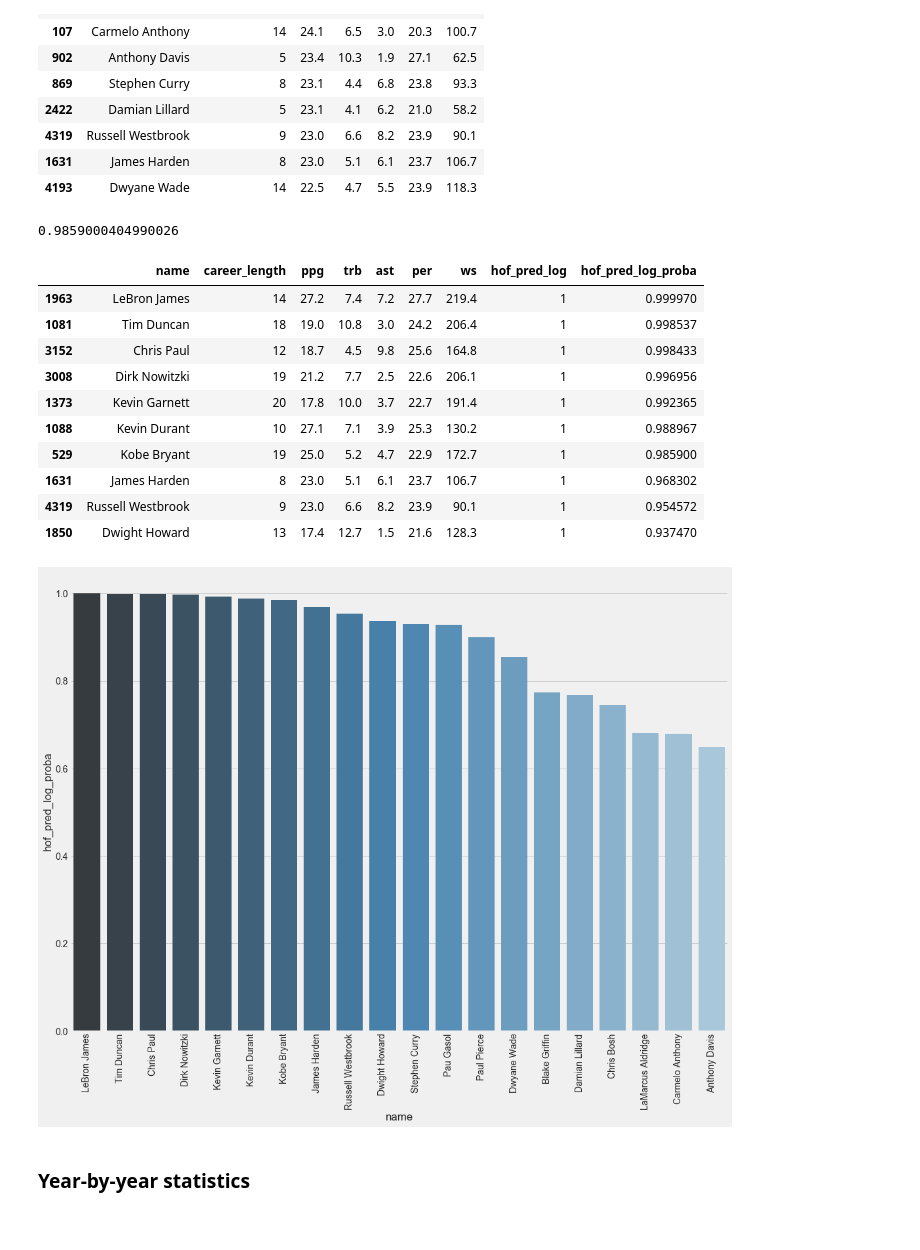
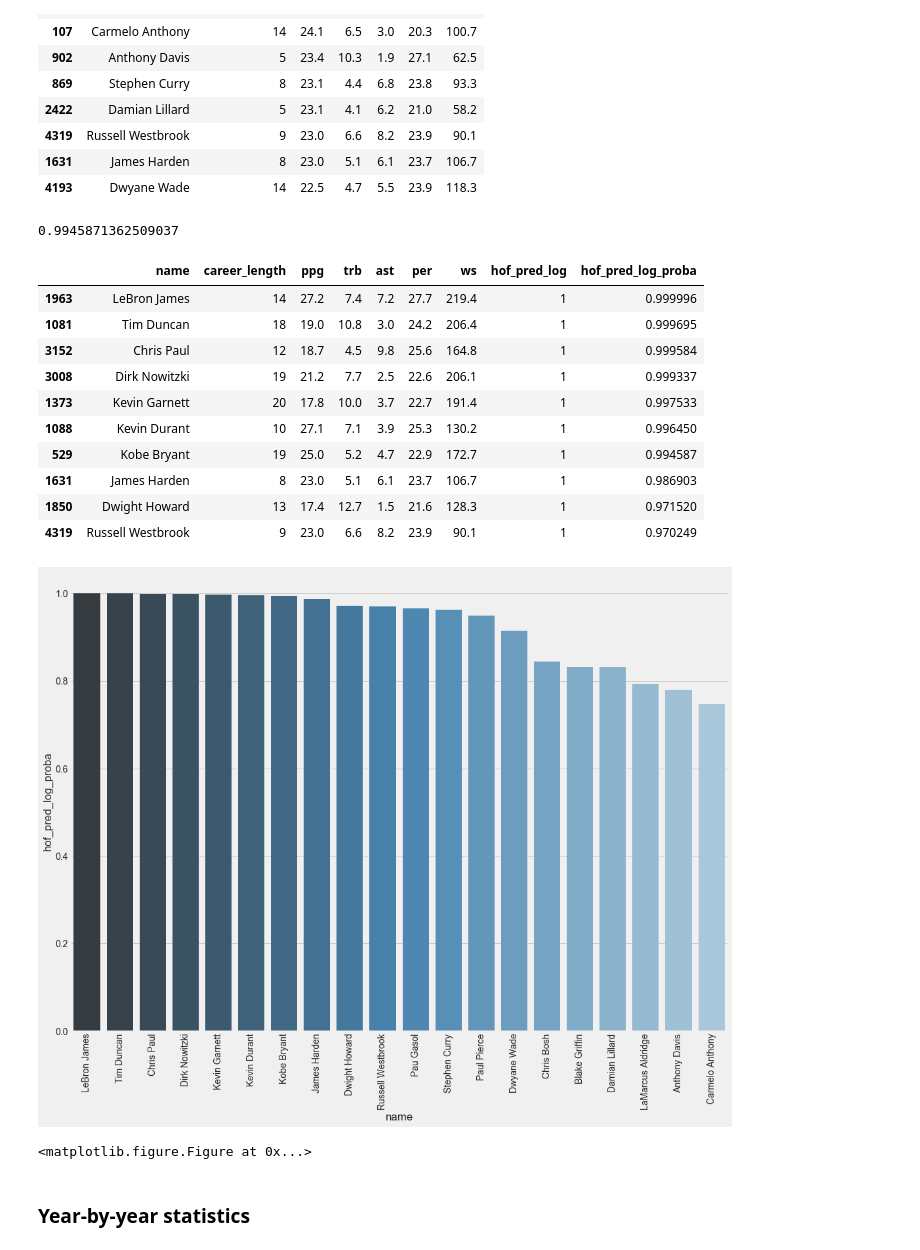
Before and after one commit to ymericson/NBA-player-info, a Jupyter notebook: NBA players stats.ipynb, the cells around one changed output. Cells and saved outputs as stored; diff of their text form; code cells hidden in the pictures.

```diff
--- a/NBA players stats.ipynb
+++ b/NBA players stats.ipynb
@@ -692,7 +692,7 @@ accuracy Score:  0.958904109589041
 Now we will look at players who either recently retired or currently playing in the league. We will try to predict, based on the models we ran above, if they will be inducted into the hall of fame based on their career average statistics. One important note is that since we are including career length as a factor, this model only focuses on on career achievements up to this point; it does not take account for a player's remaining seasons left in the league.
 # %%
 hof_not_eligible = players[players['active_to'] > 2015][['name', 'career_length', 'ppg', 'trb', 'ast', 'per', 'ws']]
-hof_not_eligible = hof_not_elibigle.sort_values(by='ppg', ascending=False)
+hof_not_eligible = hof_not_eligible.sort_values(by='ppg', ascending=False)
 hof_not_eligible = hof_not_eligible.dropna()
 hof_not_eligible.head(10)
 # %% [output]
@@ -708,7 +708,7 @@ hof_not_eligible.head(10)
 | 1631 | James Harden | 8 | 23.0 | 5.1 | 6.1 | 23.7 | 106.7 |
 | 4193 | Dwyane Wade | 14 | 22.5 | 4.7 | 5.5 | 23.9 | 118.3 |
 # %%
-KB = hof_not_elibigle[hof_not_elibigle['name'] == 'Kobe Bryant'][['career_length', 'ppg', 'trb', 'ast', 'per', 'ws']]
+KB = hof_not_eligible[hof_not_eligible['name'] == 'Kobe Bryant'][['career_length', 'ppg', 'trb', 'ast', 'per', 'ws']]
 logmodel = LogisticRegression()
 logmodel.fit(X_train, y_train)
 predictions = logmodel.predict_proba(KB)
@@ -716,7 +716,7 @@ predictions[0][1]
 #model = SVC(probability=True)
 #class_probabilities = model.predict_proba(sub_main)
 # %% [output]
-0.9859000404990026
+0.9945871362509037
 # %%
 hof_list_log = []
 for player in hof_not_eligible['name']:
@@ -754,27 +754,30 @@ hof_not_eligible = hof_not_eligible.sort_values(by='hof_pred_log_proba', ascendi
 hof_not_eligible.head(10)
 # %% [output]
 |  | name | career_length | ppg | trb | ast | per | ws | hof_pred_log | hof_pred_log_proba |
-| 1963 | LeBron James | 14 | 27.2 | 7.4 | 7.2 | 27.7 | 219.4 | 1 | 0.999970 |
-| 1081 | Tim Duncan | 18 | 19.0 | 10.8 | 3.0 | 24.2 | 206.4 | 1 | 0.998537 |
-| 3152 | Chris Paul | 12 | 18.7 | 4.5 | 9.8 | 25.6 | 164.8 | 1 | 0.998433 |
-| 3008 | Dirk Nowitzki | 19 | 21.2 | 7.7 | 2.5 | 22.6 | 206.1 | 1 | 0.996956 |
-| 1373 | Kevin Garnett | 20 | 17.8 | 10.0 | 3.7 | 22.7 | 191.4 | 1 | 0.992365 |
-| 1088 | Kevin Durant | 10 | 27.1 | 7.1 | 3.9 | 25.3 | 130.2 | 1 | 0.988967 |
-| 529 | Kobe Bryant | 19 | 25.0 | 5.2 | 4.7 | 22.9 | 172.7 | 1 | 0.985900 |
-| 1631 | James Harden | 8 | 23.0 | 5.1 | 6.1 | 23.7 | 106.7 | 1 | 0.968302 |
-| 4319 | Russell Westbrook | 9 | 23.0 | 6.6 | 8.2 | 23.9 | 90.1 | 1 | 0.954572 |
-| 1850 | Dwight Howard | 13 | 17.4 | 12.7 | 1.5 | 21.6 | 128.3 | 1 | 0.937470 |
+| 1963 | LeBron James | 14 | 27.2 | 7.4 | 7.2 | 27.7 | 219.4 | 1 | 0.999996 |
+| 1081 | Tim Duncan | 18 | 19.0 | 10.8 | 3.0 | 24.2 | 206.4 | 1 | 0.999695 |
+| 3152 | Chris Paul | 12 | 18.7 | 4.5 | 9.8 | 25.6 | 164.8 | 1 | 0.999584 |
+| 3008 | Dirk Nowitzki | 19 | 21.2 | 7.7 | 2.5 | 22.6 | 206.1 | 1 | 0.999337 |
+| 1373 | Kevin Garnett | 20 | 17.8 | 10.0 | 3.7 | 22.7 | 191.4 | 1 | 0.997533 |
+| 1088 | Kevin Durant | 10 | 27.1 | 7.1 | 3.9 | 25.3 | 130.2 | 1 | 0.996450 |
+| 529 | Kobe Bryant | 19 | 25.0 | 5.2 | 4.7 | 22.9 | 172.7 | 1 | 0.994587 |
+| 1631 | James Harden | 8 | 23.0 | 5.1 | 6.1 | 23.7 | 106.7 | 1 | 0.986903 |
+| 1850 | Dwight Howard | 13 | 17.4 | 12.7 | 1.5 | 21.6 | 128.3 | 1 | 0.971520 |
+| 4319 | Russell Westbrook | 9 | 23.0 | 6.6 | 8.2 | 23.9 | 90.1 | 1 | 0.970249 |
 # %%
+plt.style.use('fivethirtyeight')
 
 plt.figure(figsize=(16,12))
 
 ax = sns.barplot(x='name', y='hof_pred_log_proba', data=hof_not_eligible, palette="Blues_d")
 ax.set_xticklabels(ax.get_xticklabels(),rotation=90)
 
+plt.show()
 
-plt.show()
+plt.savefig('all-graphs/hof_pred.png')
 # %% [output]
-[figure, old version]
+[figure, new version]
+<matplotlib.figure.Figure at 0x...>
 # %% [markdown]
 ### Year-by-year statistics
 # %%
```
Also changed, not shown: parts of 30 cells of this notebook, 15 other files.
